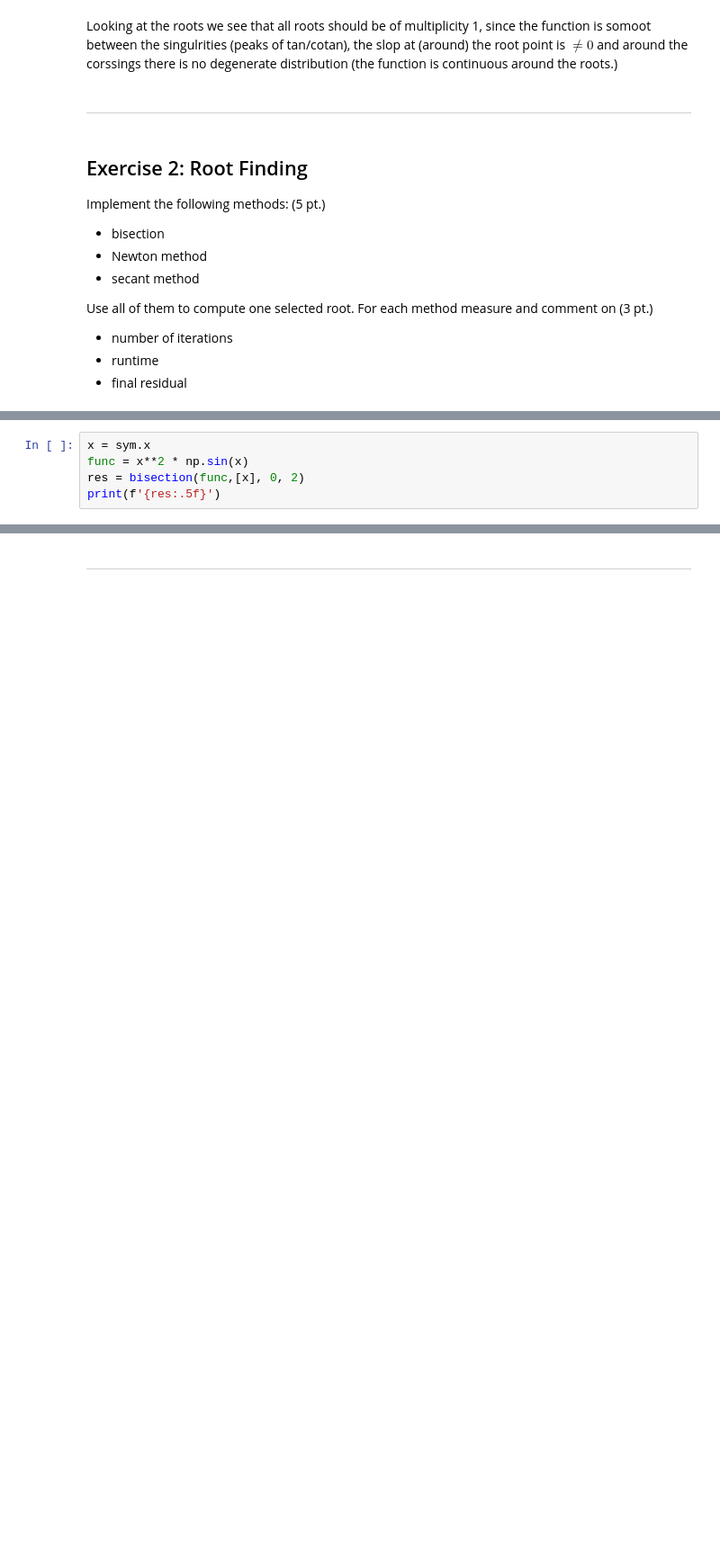
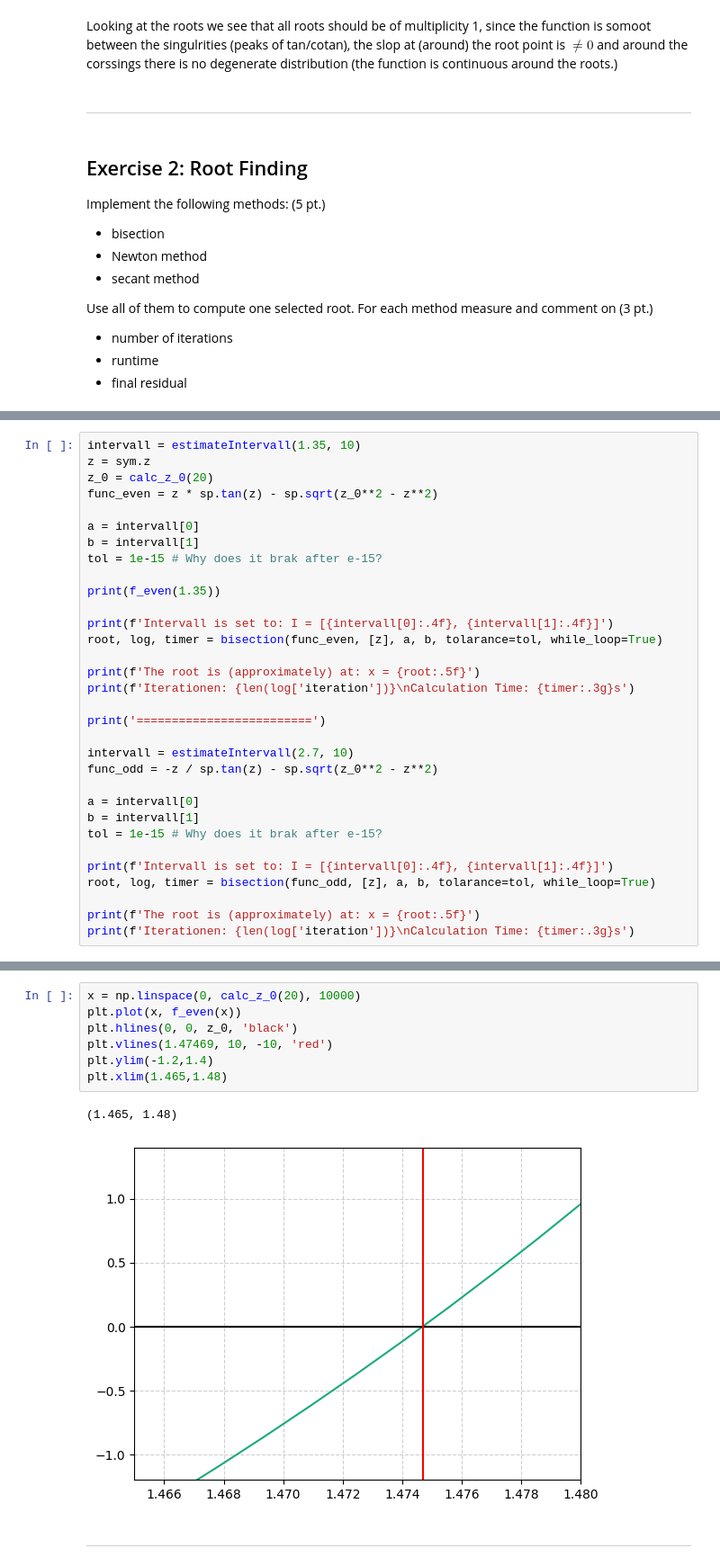
Before and after one commit to FinnZeumer/Introduction-to-Computational-Physics, a Jupyter notebook: Homework_1.ipynb, the cells around one changed output, grey strips where cells are left out. Shown at 90% size. Saved outputs shown, nothing was run; the diff lists cells and outputs as text; blank space fills up the shorter version.

```diff
--- a/Homework_1.ipynb
+++ b/Homework_1.ipynb
@@ -412,6 +490,33 @@ def secant():
 # %%
-x = sym.x
-func = x**2 * np.sin(x)
-res = bisection(func,[x], 0, 2)
-print(f'{res:.5f}')
+intervall = estimateIntervall(1.35, 10)
+z = sym.z
+z_0 = calc_z_0(20)
+func_even = z * sp.tan(z) - sp.sqrt(z_0**2 - z**2)
+
+a = intervall[0]
+b = intervall[1]
+tol = 1e-15 # Why does it brak after e-15?
+
+print(f_even(1.35))
+
+print(f'Intervall is set to: I = [{intervall[0]:.4f}, {intervall[1]:.4f}]')
+root, log, timer = bisection(func_even, [z], a, b, tolarance=tol, while_loop=True)
+
+print(f'The root is (approximately) at: x = {root:.5f}')
+print(f'Iterationen: {len(log['iteration'])}\nCalculation Time: {timer:.3g}s')
+
+print('=========================')
+
+intervall = estimateIntervall(2.7, 10)
+func_odd = -z / sp.tan(z) - sp.sqrt(z_0**2 - z**2)
+
+a = intervall[0]
+b = intervall[1]
+tol = 1e-15 # Why does it brak after e-15?
+
+print(f'Intervall is set to: I = [{intervall[0]:.4f}, {intervall[1]:.4f}]')
+root, log, timer = bisection(func_odd, [z], a, b, tolarance=tol, while_loop=True)
+
+print(f'The root is (approximately) at: x = {root:.5f}')
+print(f'Iterationen: {len(log['iteration'])}\nCalculation Time: {timer:.3g}s')
 # %% [output]
@@ -419,3 +533,13 @@ print(f'{res:.5f}')
+# %%
+x = np.linspace(0, calc_z_0(20), 10000)
+plt.plot(x, f_even(x))
+plt.hlines(0, 0, z_0, 'black')
+plt.vlines(1.47469, 10, -10, 'red')
+plt.ylim(-1.2,1.4)
+plt.xlim(1.465,1.48)
+# %% [output]
+(1.465, 1.48)
+[figure, added]
 # %% [markdown]
 <hr>
 # %% [markdown]
```
Also changed, not shown: parts of 7 cells of this notebook.
